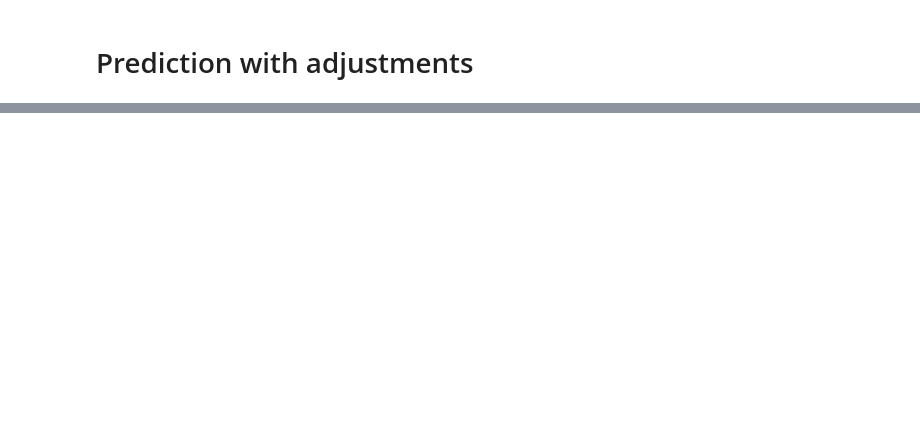
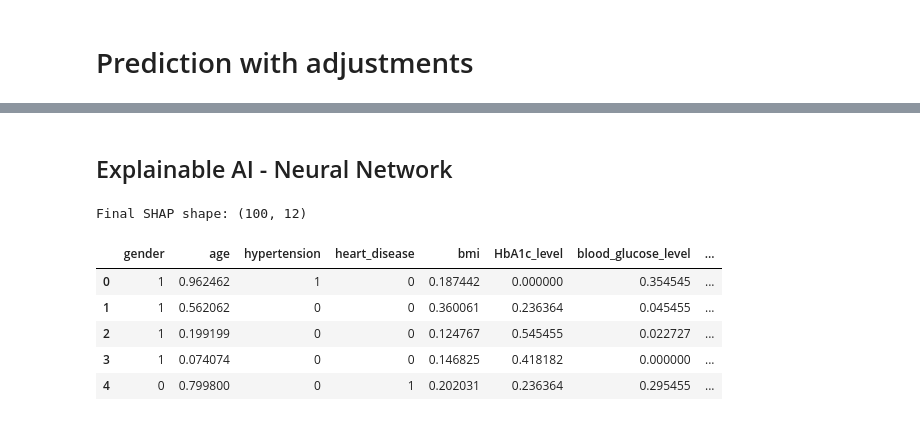
Before and after one commit to atasevski/IS_project, a Jupyter notebook: data_preprocessing_models.ipynb, the cells around one changed output, grey strips where cells are left out. Cells and saved outputs as stored; diff of their text form; code cells hidden in the pictures; blank space fills up the shorter version.

```diff
--- a/data_preprocessing_models.ipynb
+++ b/data_preprocessing_models.ipynb
@@ -304,6 +350,6 @@ model_NN = Sequential([
 # %%
 model_NN.compile(optimizer='adam', loss='binary_crossentropy', metrics=['accuracy', tf.keras.metrics.AUC()])
 # %%
-model_NN.fit(X_train, Y_train, epochs=20, batch_size=32, validation_split=0.2)
+model_NN.fit(X_train_smote, Y_train_smote, epochs=20, batch_size=32, validation_split=0.2)
 # %% [output]
 Epoch 1/20
@@ -379,0 +486,3 @@ weighted avg       0.97      0.97      0.97     19997
+# %%
+for i, explanation in enumerate(final_df_xgb['explanation'].head()):
+    print(f"{i}: {explanation}\n")
@@ -379,0 +499,44 @@ weighted avg       0.97      0.97      0.97     19997
+# %% [markdown]
+## Explainable AI - Neural Network
+# %%
+import tensorflow as tf
+
+# Use the new __call__ style SHAP interface
+# shap_output = explainer(X_test_sample_np[:5])  # Returns an Explanation object
+shap_output = explainer(X_test_sample_np)
+
+# Extract SHAP values and squeeze the last dimension
+shap_values_array = shap_output.values  # shape becomes (5, 12)
+
+print("Final SHAP shape:", shap_values_array.shape)
+# %% [output]
+Final SHAP shape: (100, 12)
+# %%
+feature_names = X_test.columns.tolist()
+X_sample_df = X_test_sample.reset_index(drop=True)
+Y_sample = Y_test.loc[X_test_sample.index].reset_index(drop=True)
+
+y_probs = model_NN.predict(X_sample_df.values, verbose=0).flatten()
+y_pred = (y_probs >= 0.3).astype(int)
+
+# Generate explanations
+explanations = [
+    generate_text_explanation(shap_values_array[i], X_sample_df.iloc[i], feature_names)
+    for i in range(len(X_sample_df))
+]
+
+final_df_nn = X_sample_df.copy()
+final_df_nn['true_diabetes'] = Y_sample
+final_df_nn['predicted_diabetes'] = y_pred
+final_df_nn['explanation'] = explanations
+
+
+# Preview
+final_df_xgb.head()
+# %% [output]
+|  | gender | age | hypertension | heart_disease | bmi | HbA1c_level | blood_glucose_level | ... |
+| 0 | 1 | 0.962462 | 1 | 0 | 0.187442 | 0.000000 | 0.354545 | ... |
+| 1 | 1 | 0.562062 | 0 | 0 | 0.360061 | 0.236364 | 0.045455 | ... |
+| 2 | 1 | 0.199199 | 0 | 0 | 0.124767 | 0.545455 | 0.022727 | ... |
+| 3 | 1 | 0.074074 | 0 | 0 | 0.146825 | 0.418182 | 0.000000 | ... |
+| 4 | 0 | 0.799800 | 0 | 1 | 0.202031 | 0.236364 | 0.295455 | ... |
```
Also changed, not shown: parts of 15 cells of this notebook.
